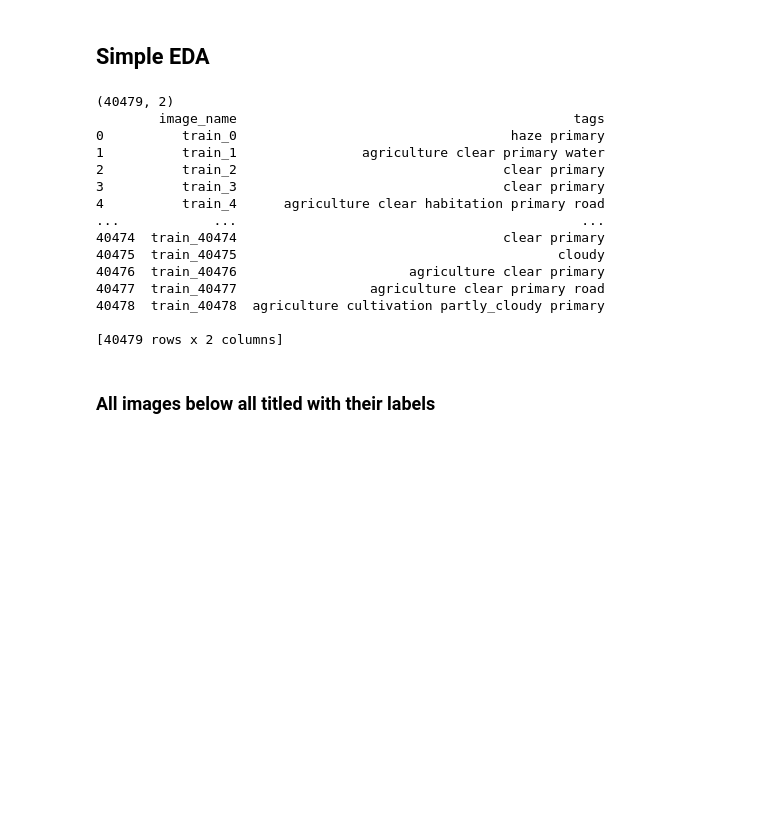
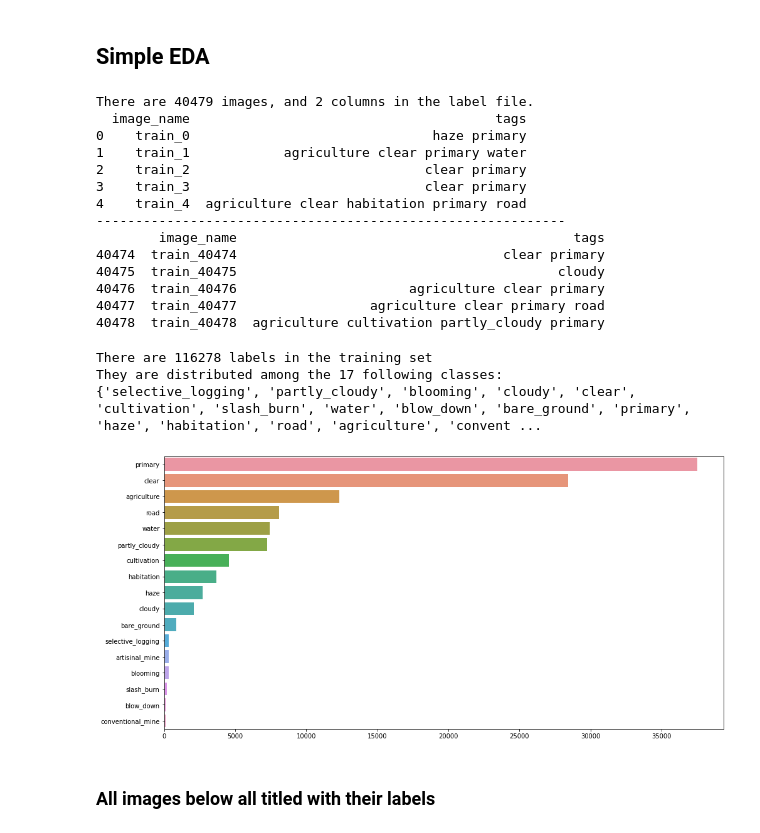
Before and after one commit to ZhiliWang/geospatial-imagery-ndvi, a Jupyter notebook: official_ndvi.ipynb, the cells around one changed output. Cells and saved outputs as stored; diff of their text form; code cells hidden in the pictures; blank space fills up the shorter version.

```diff
--- a/official_ndvi.ipynb
+++ b/official_ndvi.ipynb
@@ -101,24 +112,46 @@ Using TensorFlow backend.
 <h2>Simple EDA</h2>
 # %%
 map_csv = read_csv('/Users/zhiliwang/Documents/nu_dl/forest/data/train_v2.csv')
-print(map_csv.shape)
-print(map_csv)
+print("There are {} images, and {} columns in the label file.".format(map_csv.shape[0], map_csv.shape[1]))
+print(map_csv.head())
+print('-' * 60)
+print(map_csv.tail())
 # %% [output]
-(40479, 2)
+There are 40479 images, and 2 columns in the label file.
+  image_name                                       tags
+0    train_0                               haze primary
+1    train_1            agriculture clear primary water
+2    train_2                              clear primary
+3    train_3                              clear primary
+4    train_4  agriculture clear habitation primary road
+------------------------------------------------------------
         image_name                                           tags
-0          train_0                                   haze primary
-1          train_1                agriculture clear primary water
-2          train_2                                  clear primary
-3          train_3                                  clear primary
-4          train_4      agriculture clear habitation primary road
-...            ...                                            ...
 40474  train_40474                                  clear primary
 40475  train_40475                                         cloudy
 40476  train_40476                      agriculture clear primary
 40477  train_40477                 agriculture clear primary road
 40478  train_40478  agriculture cultivation partly_cloudy primary
-
-[40479 rows x 2 columns]
+# %%
+labels_df = pd.read_csv('/Users/zhiliwang/Documents/nu_dl/forest/data/train_v2.csv')
+labels_list = list(chain.from_iterable([tags.split(" ") for tags in labels_df['tags'].values]))
+num_labels = len(labels_list)
+uniq_labels = set(labels_list)
+num_uniq_labels = len(uniq_labels)
+print("There are {} labels in the training set".format(num_labels))
+print("They are distributed among the {} following classes:".format(num_uniq_labels))
+print(uniq_labels)
+# %% [output]
+There are 116278 labels in the training set
+They are distributed among the 17 following classes:
+{'selective_logging', 'partly_cloudy', 'blooming', 'cloudy', 'clear', 'cultivation', 'slash_burn', 'water', 'blow_down', 'bare_ground', 'primary', 'haze', 'habitation', 'road', 'agriculture', 'convent ...
+# %%
+# Histogram of label instances
+labels_s = pd.Series(labels_list).value_counts() # To sort them by count
+fig, ax = plt.subplots(figsize=(16, 8))
+sns.barplot(x=labels_s, y=labels_s.index, orient='h')
+plt.show()
+# %% [output]
+[figure, added]
 # %% [markdown]
 <h3>All images below all titled with their labels</h3>
 # %%
```
Also changed, not shown: parts of 40 cells of this notebook.
